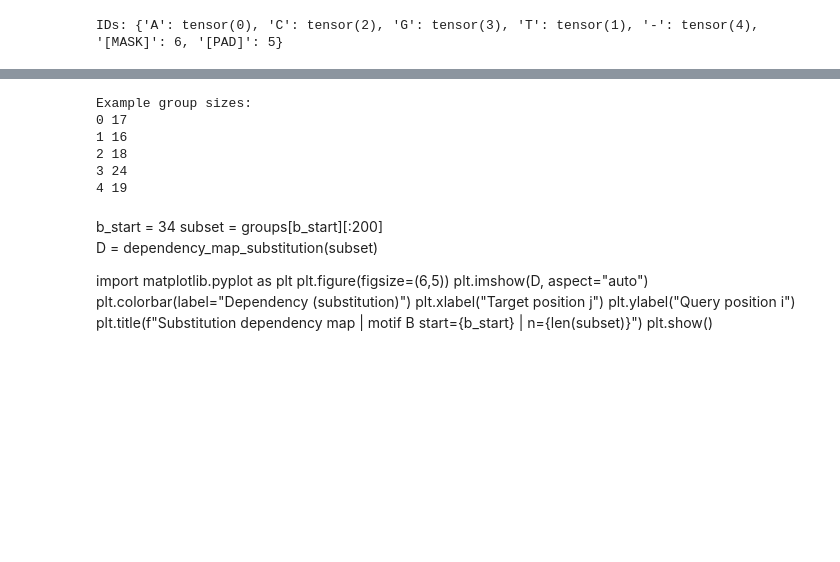
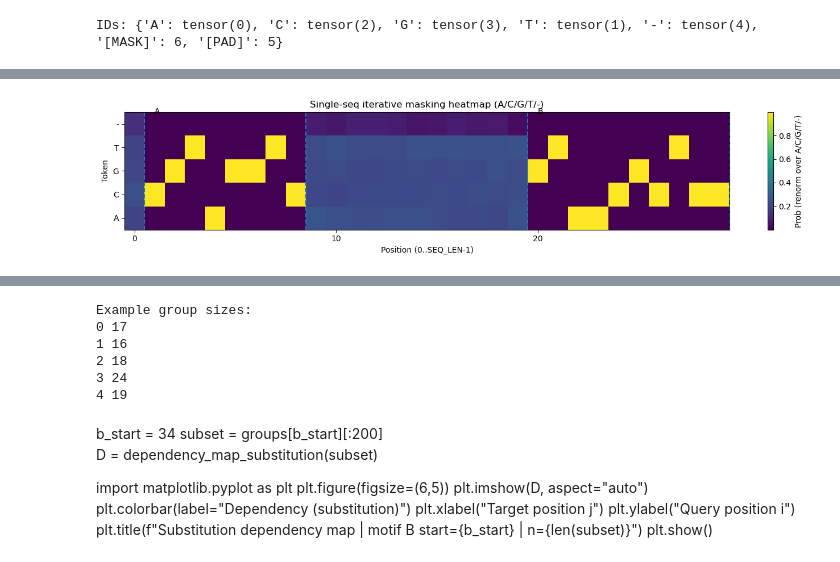
Before and after one commit to LegoCreation/InsDelGLM, a Jupyter notebook: notebooks/heatmap_eval.ipynb, the cells around one changed output, grey strips where cells are left out. Cells and saved outputs as stored; diff of their text form; code cells hidden in the pictures; blank space fills up the shorter version.

```diff
--- a/notebooks/heatmap_eval.ipynb
+++ b/notebooks/heatmap_eval.ipynb
@@ -15,7 +15,7 @@ import torch
 from modules.custom_bert import DNABertForMaskedLM
 from modules.dna_tokenizer import DNATokenizer
 
-model_dir = "../model/test"
+model_dir = "../model/Panther_deletion_100k_1e-5"
 
 tokenizer = DNATokenizer.from_pretrained(model_dir)
 model = DNABertForMaskedLM.from_pretrained(model_dir)
@@ -54,13 +54,13 @@ import pandas as pd
 import torch
 
 # 1) load test set
-df = pd.read_parquet("../data/simulated/test.parquet")
+df = pd.read_parquet("../data/simulated/old_test.parquet")
 seqs = df["sequences"].tolist()
 print("n_test:", len(seqs))
 print("example seq:", seqs[0][:80])
 
 # 2) load motifs
-with open("../data/simulated/motifs.txt") as f:
+with open("../data/simulated/old_motifs.txt") as f:
     motif_a = f.readline().strip()
     motif_b = f.readline().strip()
 
@@ -232,3 +232,86 @@ def probs_at_position(sequence: str, pos_char: int, max_length: int = 64):
     # --- return only A/C/G/T/- probabilities ---
     probs = {ch: float(probs_full[_id].item()) for ch, _id in zip(VOCAB_CHS, VOCAB_IDS)}
     return probs
+# %%
+import numpy as np
+import matplotlib.pyplot as plt
+import torch
+import torch.nn.functional as F
+
+
+example_seq = None
+pa = pb = -1
+
+for s in seqs:
+    pa_ = find_motif_pos(s, motif_a)
+    pb_ = find_motif_pos(s, motif_b)
+    if pa_ >= 0 and pb_ >= 0 and pb_ > pa_:
+        example_seq = s
+        pa, pb = pa_, pb_
+        break
+
+assert example_seq is not None, "No sequence found that contains BOTH motifs A and B in order."
+
+print("Selected example length:", len(example_seq))
+print("motif A start:", pa, "| motif B start:", pb)
+print("A context:", show_context(example_seq, pa, motif_a, flank=10))
+print("B context:", show_context(example_seq, pb, motif_b, flank=10))
+
+SEQ_LEN = len(example_seq)
+MAX_LEN = SEQ_LEN + 2
+
+VOCAB_CHS = ["A", "C", "G", "T", "-"]
+VOCAB_IDS_T = torch.tensor([A_id, C_id, G_id, T_id, gap_id], device=device, dtype=torch.long)
+
+enc = tokenizer([example_seq], MAX_LEN, padding="max_length", return_tensors="pt")
+input_ids0 = enc["input_ids"].to(device)          # [1, L]
+attn0      = enc["attention_mask"].to(device)     # [1, L]
+L = input_ids0.shape[1]
+
+print("tokenized length L:", L)
+
+heat_one = np.zeros((SEQ_LEN, 5), dtype=np.float64)
+
+for pos_char in range(SEQ_LEN):
+    pos_tok = pos_char + 1  # CLS shift
+    if pos_tok >= L:
+        continue
+
+    ids = input_ids0.clone()
+    ids[0, pos_tok] = mask_id
+
+    with torch.no_grad():
+        out = model(input_ids=ids, attention_mask=attn0)
+    logits = out.logits if hasattr(out, "logits") else out[0]   # [1, L, V]
+
+    probs_full = F.softmax(logits[0, pos_tok], dim=-1)          # [V]
+    p5 = probs_full.index_select(dim=0, index=VOCAB_IDS_T)      # [5]
+
+    # 5개로 renorm (권장)
+    p5 = p5 / (p5.sum() + 1e-12)
+
+    heat_one[pos_char] = p5.detach().cpu().numpy()
+
+# ----------------------------
+# 3) plot (single sample)
+# ----------------------------
+plt.figure(figsize=(14, 3))
+plt.imshow(heat_one.T, aspect="auto", origin="lower")
+plt.colorbar(label="Prob (renorm over A/C/G/T/-)")
+plt.yticks(range(5), VOCAB_CHS)
+plt.xticks(range(0, SEQ_LEN, 10))
+plt.xlabel("Position (0..SEQ_LEN-1)")
+plt.ylabel("Token")
+plt.title("Single-seq iterative masking heatmap (A/C/G/T/-)")
+
+plt.axvline(pa - 0.5, linestyle="--")
+plt.axvline(pa + len(motif_a) - 0.5, linestyle="--")
+plt.text(pa, 4.7, "A", va="top")
+
+plt.axvline(pb - 0.5, linestyle="--")
+plt.axvline(pb + len(motif_b) - 0.5, linestyle="--")
+plt.text(pb, 4.7, "B", va="top")
+
+plt.tight_layout()
+plt.show()
+# %% [output]
@@ -235,3 +323,4 @@ def probs_at_position(sequence: str, pos_char: int, max_length: int = 64):
+[figure, added]
 # %%
 s = seqs[0]
 
```
Also changed, not shown: parts of 27 cells of this notebook.
